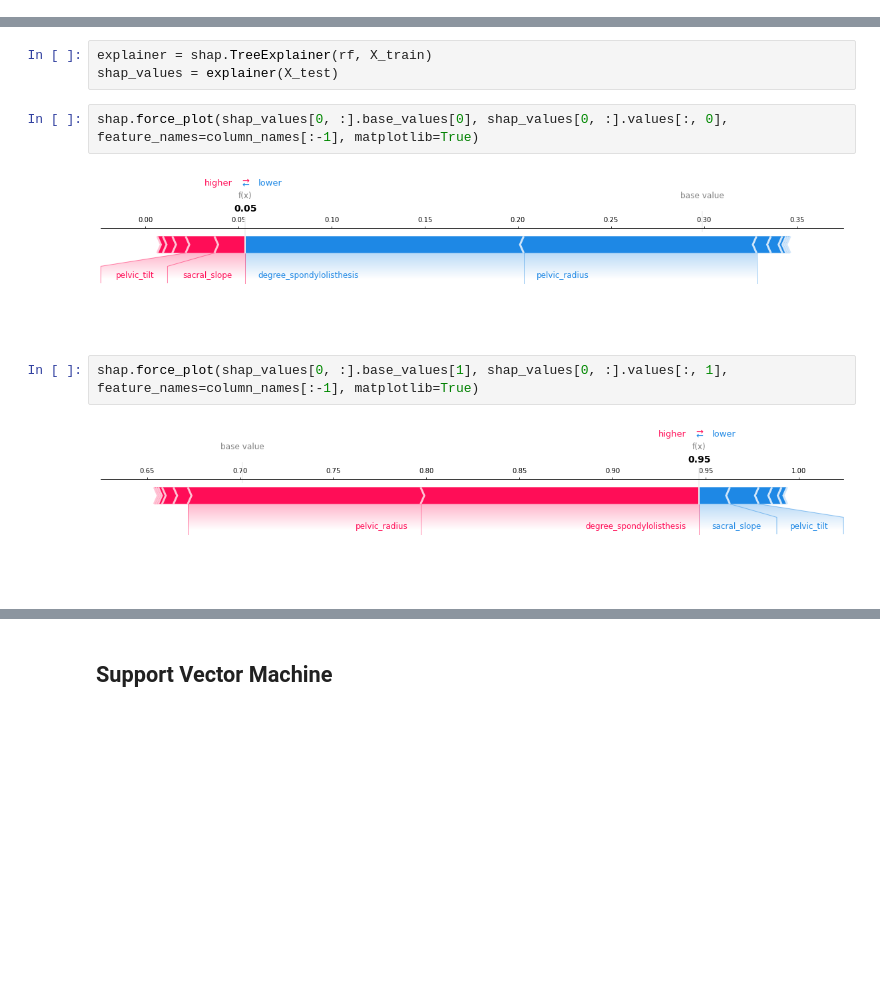
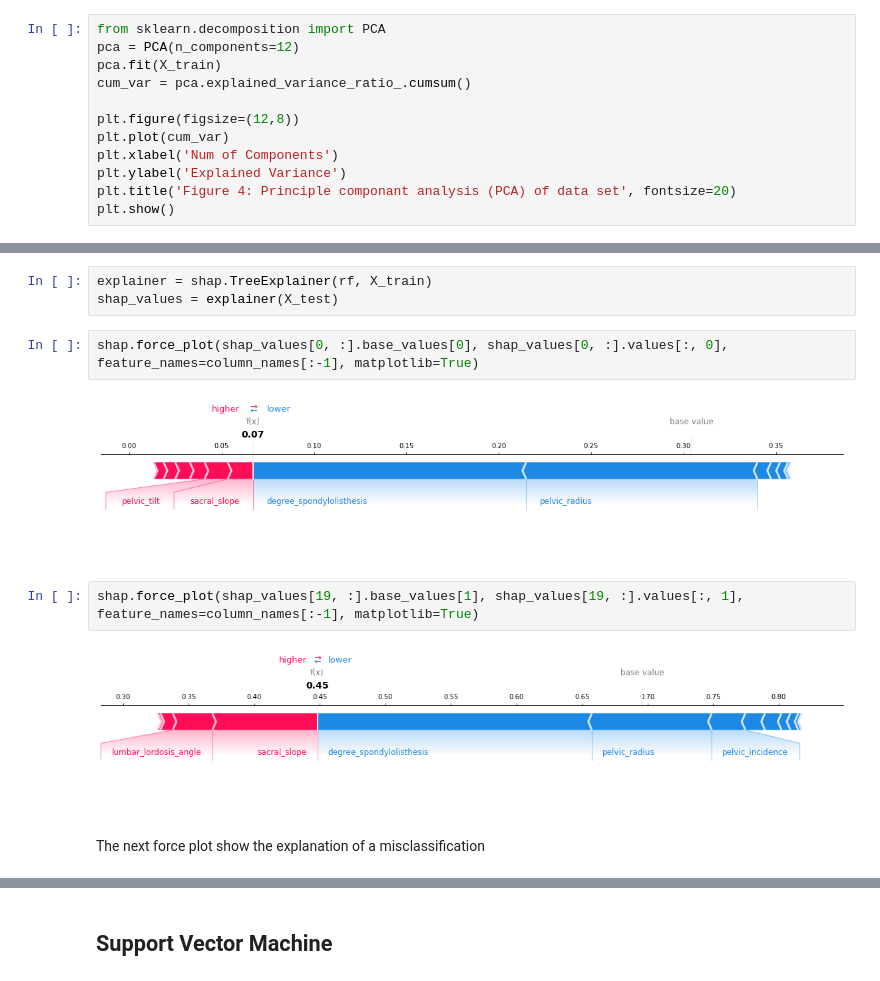
Before and after one commit to mhmdrdwn/spine, a Jupyter notebook: report.ipynb, the cells around one changed output, grey strips where cells are left out. Drawn from its saved outputs; the diff is of its cells as text; blank space fills up the shorter version.

```diff
--- a/report.ipynb
+++ b/report.ipynb
@@ -170,0 +198,12 @@ X_test.columns = column_names[:-1]
+# %%
+from sklearn.decomposition import PCA
+pca = PCA(n_components=12)
+pca.fit(X_train)
+cum_var = pca.explained_variance_ratio_.cumsum()
+
+plt.figure(figsize=(12,8))
+plt.plot(cum_var)
+plt.xlabel('Num of Components')
+plt.ylabel('Explained Variance')
+plt.title('Figure 4: Principle componant analysis (PCA) of data set', fontsize=20)
+plt.show()
@@ -481,8 +507,10 @@ shap_values = explainer(X_test)
 # %%
 shap.force_plot(shap_values[0, :].base_values[0], shap_values[0, :].values[:, 0], feature_names=column_names[:-1], matplotlib=True)
 # %% [output]
-[figure, old version]
+[figure, new version]
 # %%
-shap.force_plot(shap_values[0, :].base_values[1], shap_values[0, :].values[:, 1], feature_names=column_names[:-1], matplotlib=True)
+shap.force_plot(shap_values[19, :].base_values[1], shap_values[19, :].values[:, 1], feature_names=column_names[:-1], matplotlib=True)
 # %% [output]
-[figure, old version]
+[figure, new version]
+# %% [markdown]
+The next force plot show the explanation of a misclassification
```
Also changed, not shown: parts of 23 cells of this notebook, 1 other file.
